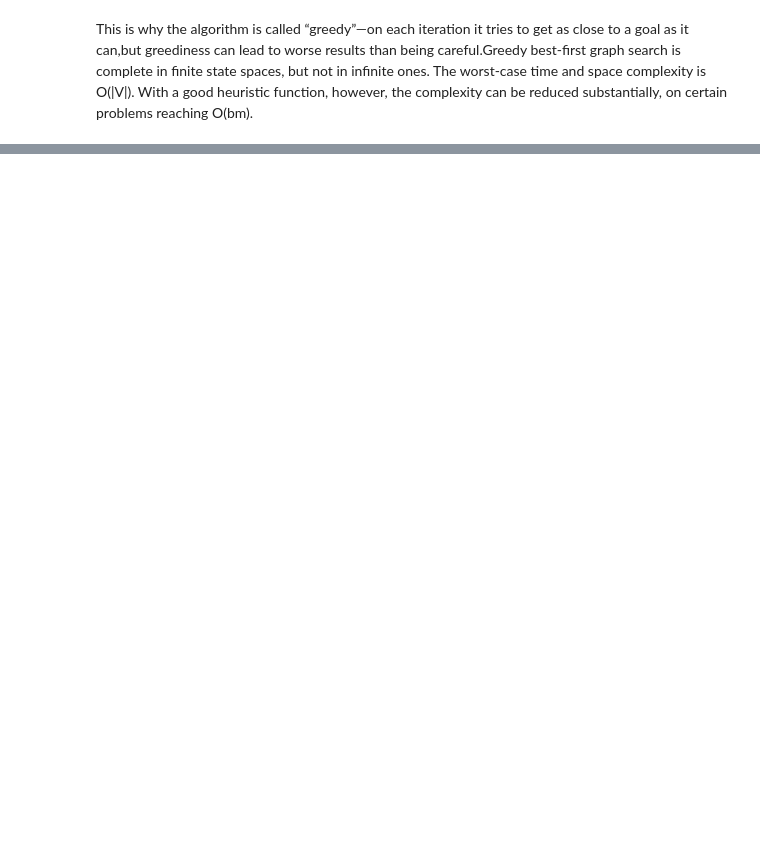
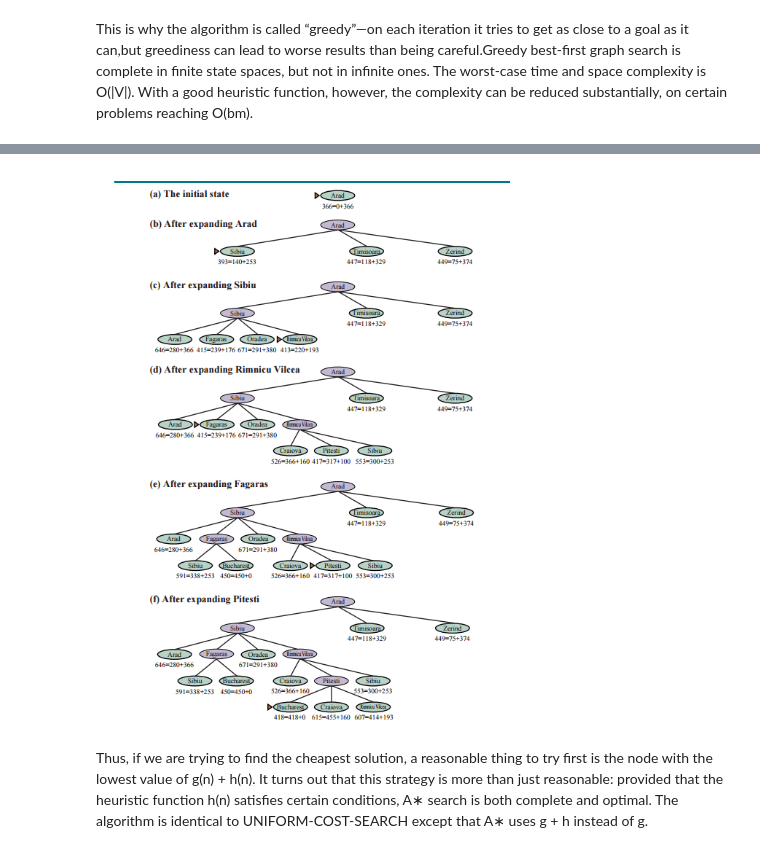
Before and after one commit to rpenal/ProyectosIA, a Jupyter notebook: Part 2 Mazesolver.ipynb, the cells around one changed output, grey strips where cells are left out. Drawn from its saved outputs; the diff is of its cells as text; code cells hidden in the pictures; blank space fills up the shorter version.

```diff
--- a/Part 2 Mazesolver.ipynb
+++ b/Part 2 Mazesolver.ipynb
@@ -261,0 +265,7 @@ the complexity can be reduced substantially, on certain problems reaching O(bm).
+# %%
+from IPython.display import Image
+Image('Images\A.png')
+# %% [output]
+[figure, added]
+# %% [markdown]
+Thus, if we are trying to find the cheapest solution, a reasonable thing to try first is the node with the lowest value of g(n) + h(n). It turns out that this strategy is more than just reasonable: provided that the heuristic function h(n) satisfies certain conditions, A∗ search is both complete and optimal. The algorithm is identical to UNIFORM-COST-SEARCH except that A∗ uses g + h instead of g.
```
Also changed, not shown: parts of 8 cells of this notebook, 1 other file.
